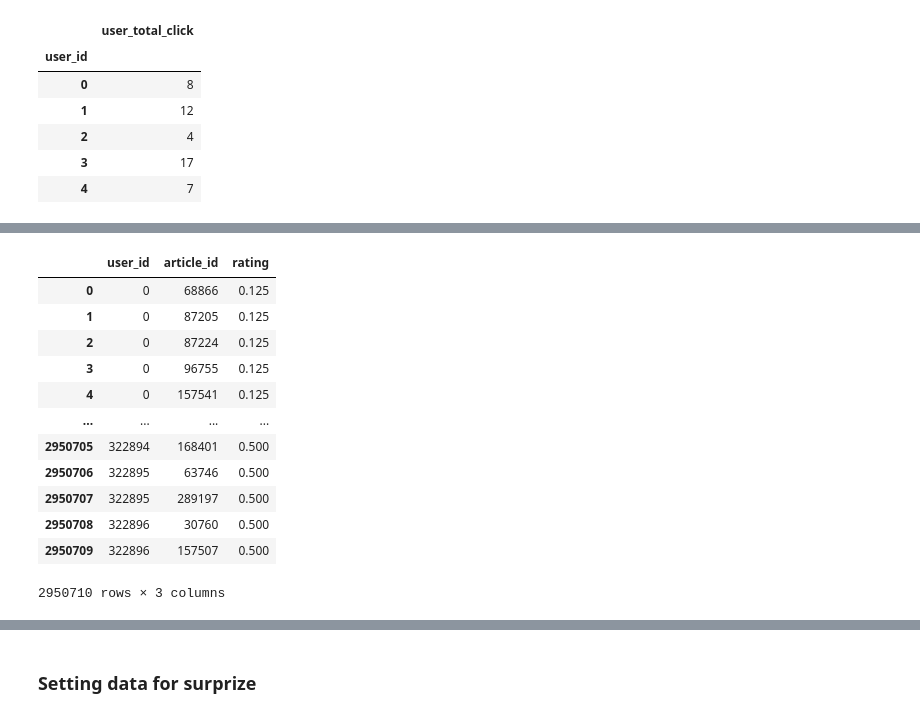
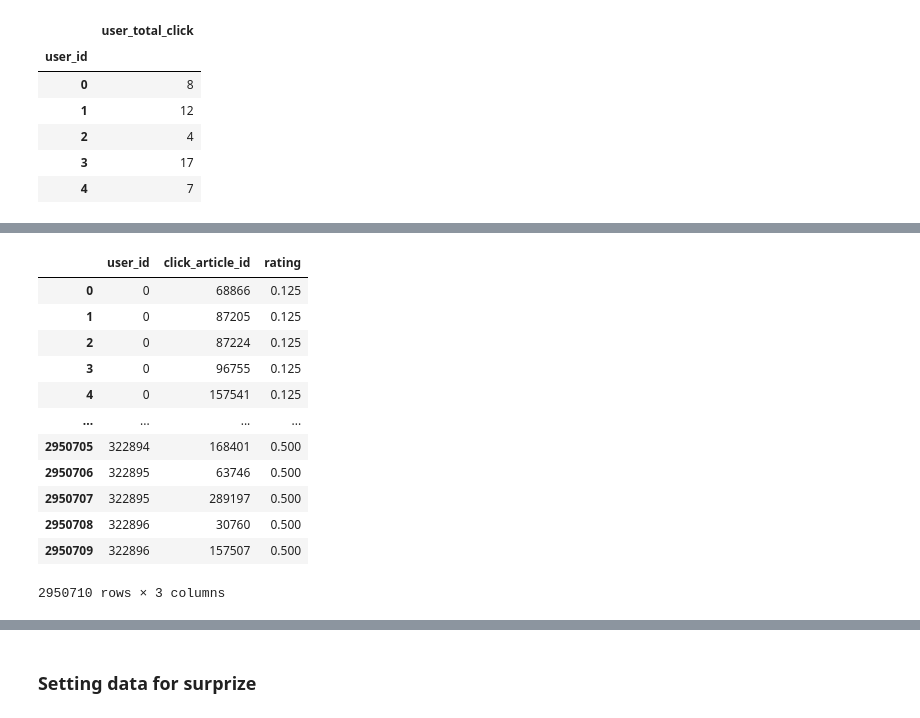
Before and after one commit to mbartcus/OC-projects, a Jupyter notebook: oc_9/lab.ipynb, the cells around one changed output, grey strips where cells are left out. Drawn from its saved outputs; the diff is of its cells as text; code cells hidden in the pictures.

```diff
--- a/oc_9/lab.ipynb
+++ b/oc_9/lab.ipynb
@@ -487,4 +505,5 @@ def get_articles_user_clicked(clicks, user_id):
 # %%
+all_clicks_df = pd.read_parquet('results/usr_clicks.gzip')
 all_clicks_df
 # %% [output]
 |  | user_id | click_article_id |
@@ -607,18 +630,19 @@ user_activity.head()
 | 3 | 17 |
 | 4 | 7 |
 # %%
+%%time
 # compute how many times the user clicked an article
-data = df.groupby(['user_id', 'article_id']).size().to_frame().reset_index()
+data = all_clicks_df.groupby(['user_id', 'click_article_id']).size().to_frame().reset_index()
 data.rename(columns = {0:'rate'}, inplace = True)
 
 # compute the total number of clicks per user
-user_activity = df.groupby('user_id').size().to_frame().reset_index()
+user_activity = all_clicks_df.groupby('user_id').size().to_frame().reset_index()
 user_activity.rename(columns = {0:'user_clicks'}, inplace = True)
 
 # compute the rating
 ratings = pd.merge(data, user_activity,
          how='left', on='user_id')
 ratings['rating'] = ratings.rate / ratings.user_clicks
-ratings = ratings[['user_id', 'article_id', 'rating']]
+ratings = ratings[['user_id', 'click_article_id', 'rating']]
 ratings
 # %% [output]
@@ -625,4 +651,4 @@ ratings
-|  | user_id | article_id | rating |
+|  | user_id | click_article_id | rating |
 | 0 | 0 | 68866 | 0.125 |
 | 1 | 0 | 87205 | 0.125 |
 | 2 | 0 | 87224 | 0.125 |
@@ -634,7 +660,7 @@ ratings
 | 2950707 | 322895 | 289197 | 0.500 |
 | 2950708 | 322896 | 30760 | 0.500 |
 | 2950709 | 322896 | 157507 | 0.500 |
-2950710 rows × 3 columns
+2950710 rows × 3 columns
 # %%
 %%time
 # saving ratings to use in the application. This data contains the user and the article it clicked
```
Also changed, not shown: parts of 22 cells of this notebook, 3 other files.
